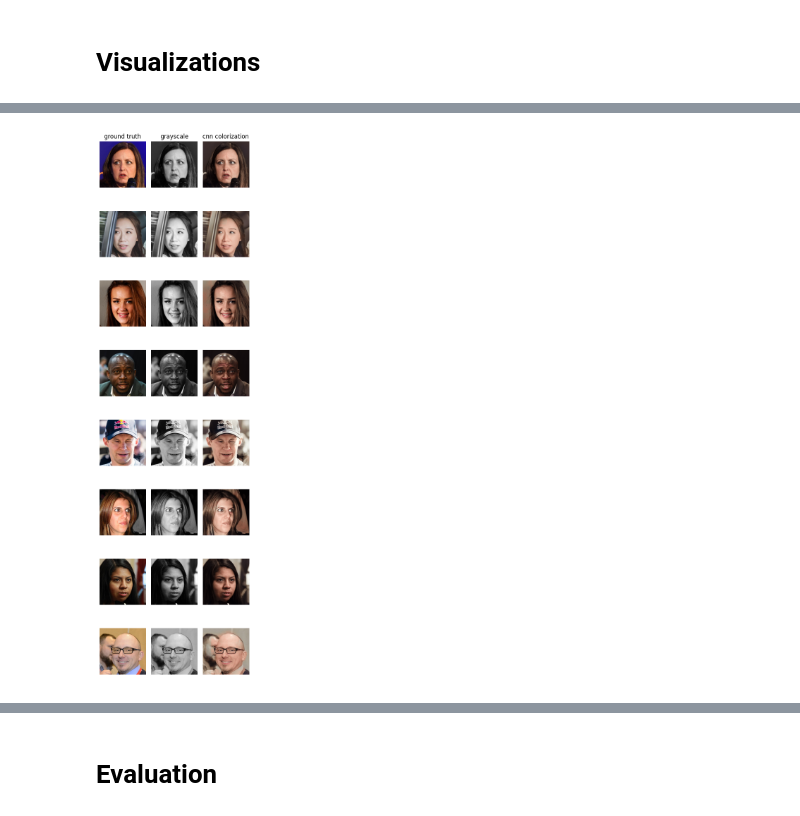
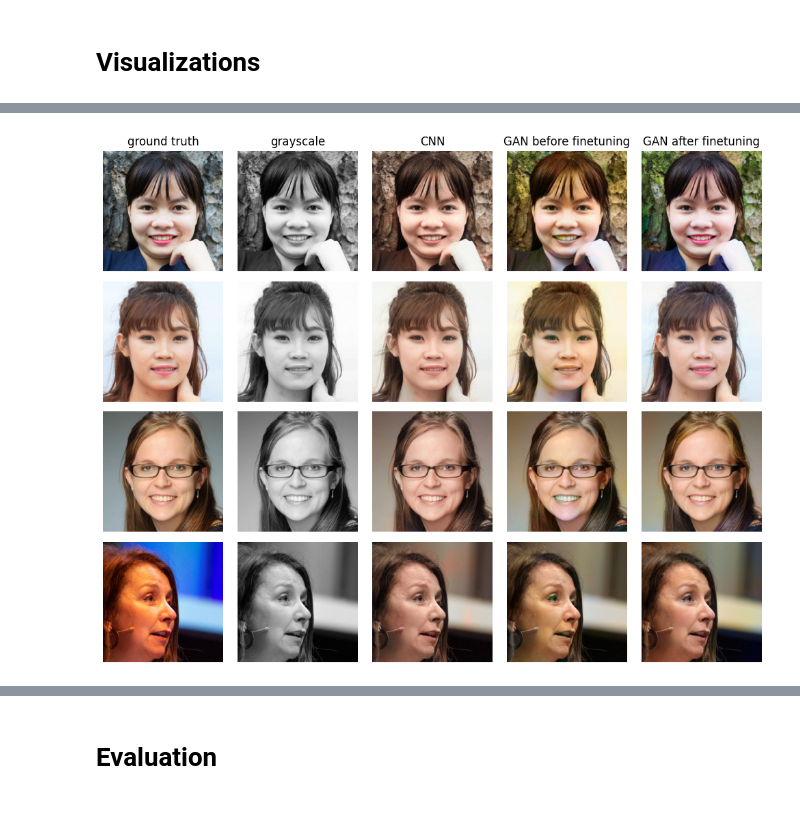
Before and after one commit to sengercoding/CVfinal, a Jupyter notebook: demo.ipynb, the cells around one changed output, grey strips where cells are left out. Cells and saved outputs as stored; diff of their text form; code cells hidden in the pictures.

```diff
--- a/demo.ipynb
+++ b/demo.ipynb
@@ -54,5 +51,5 @@ model initialized with norm initialization
 # %% [markdown]
 # Visualizations
 # %%
-visualize_cnn(cnn, val_path="data/faces_val", num_images = 8, seed = 33)
+visualize(cnn,gan1,gan2,"data/faces_val", seed = 13)
 # %% [output]
@@ -67 +60 @@ visualize_cnn(cnn, val_path="data/faces_val", num_images = 8, seed = 33)
-[figure, old version]
+[figure, new version]
```
Also changed, not shown: parts of 4 cells of this notebook, 5 other files.
